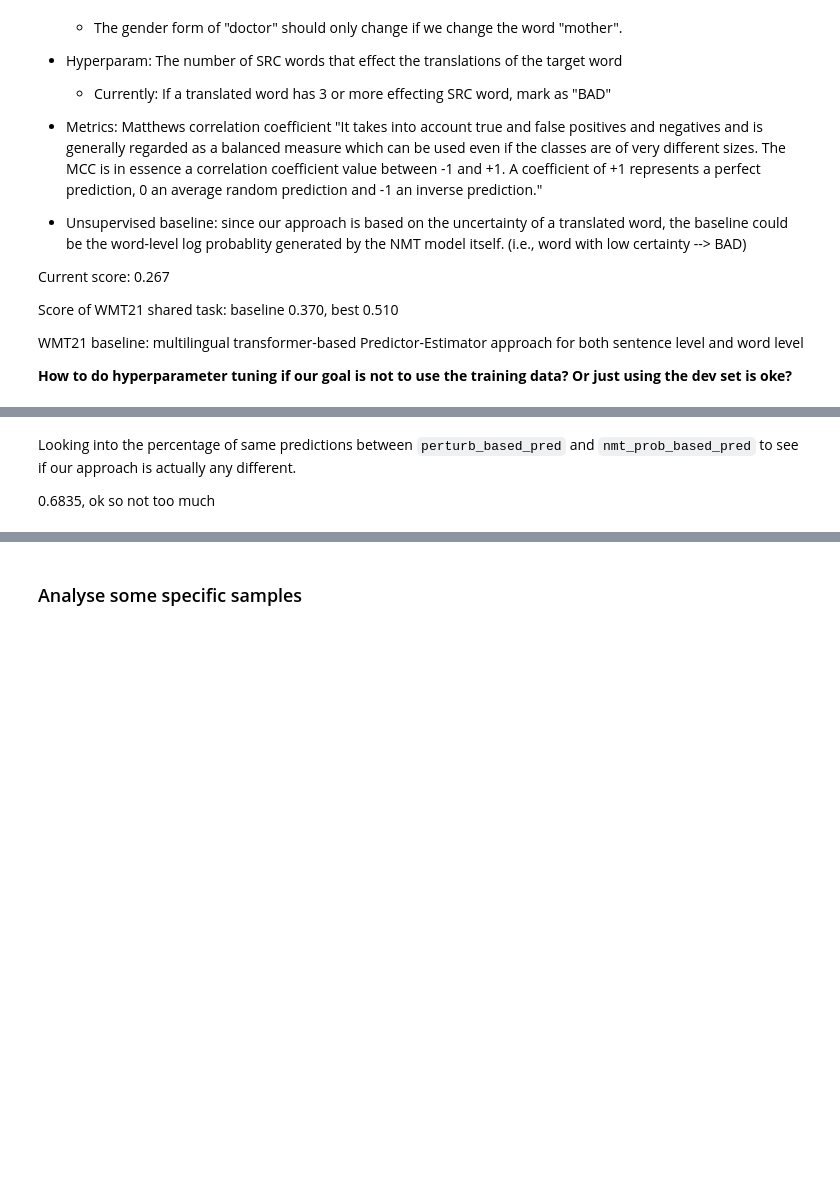
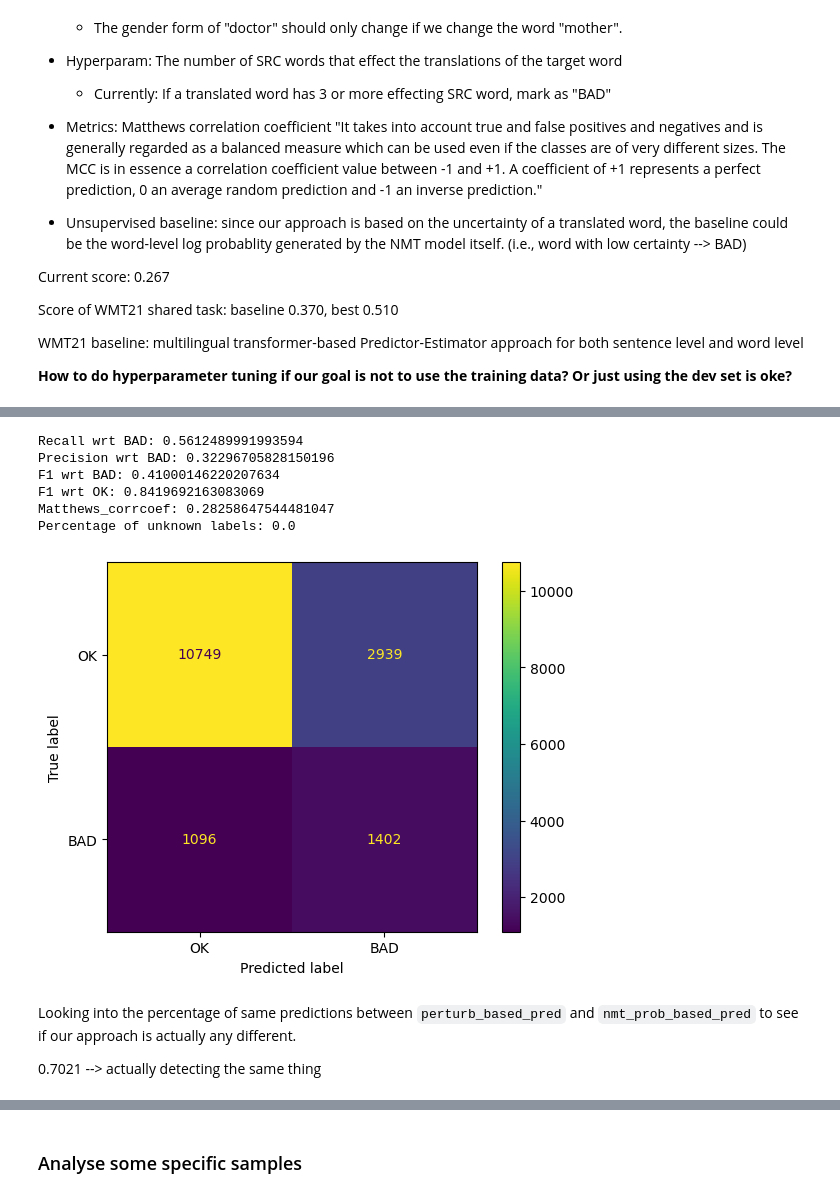
Before and after one commit to TuAnh23/Perturbation-basedQE, a Jupyter notebook: notebooks/Quality estimation.ipynb, the cells around one changed output, grey strips where cells are left out. Cells and saved outputs as stored; diff of their text form; code cells hidden in the pictures; blank space fills up the shorter version.

```diff
--- a/notebooks/Quality estimation.ipynb
+++ b/notebooks/Quality estimation.ipynb
@@ -135,21 +138,28 @@ nmt_prob_based_pred = nmt_log_prob_eval(dataset, data_root_path, src_lang, tgt_l
 gold_labels = load_gold_labels(dataset, data_root_path, src_lang, tgt_lang, task)
 # %%
-from sklearn.metrics import confusion_matrix, ConfusionMatrixDisplay, recall_score, precision_score ,accuracy_score
+from sklearn.metrics import confusion_matrix, ConfusionMatrixDisplay, recall_score, precision_score, accuracy_score, f1_score
 
-labels = ['OK', 'BAD']
-recall = recall_score(flatten_list(gold_labels),
-                                      flatten_list(nmt_prob_based_pred), labels=labels, pos_label='BAD')
-precision = precision_score(flatten_list(gold_labels),
-                                      flatten_list(nmt_prob_based_pred), labels=labels, pos_label='BAD')
+def report_metrics(pred, gold_labels):
+    labels = ['OK', 'BAD']
+    recall = recall_score(flatten_list(gold_labels),
+                          flatten_list(pred), labels=labels, pos_label='BAD')
+    precision = precision_score(flatten_list(gold_labels),
+                                flatten_list(pred), labels=labels, pos_label='BAD')
+    f1_bad = f1_score(flatten_list(gold_labels),
+                  flatten_list(pred), labels=labels, pos_label='BAD')
+    f1_ok = f1_score(flatten_list(gold_labels),
+                  flatten_list(pred), labels=labels, pos_label='OK')
 
-print(f"Recall wrt BAD: {recall}")
-print(f"Precision wrt BAD: {precision}")
-print(f"Matthews_corrcoef: {matthews_corrcoef(flatten_list(gold_labels), flatten_list(nmt_prob_based_pred))}")
+    print(f"Recall wrt BAD: {recall}")
+    print(f"Precision wrt BAD: {precision}")
+    print(f"F1 wrt BAD: {f1_bad}")
+    print(f"F1 wrt OK: {f1_ok}")
+    print(f"Matthews_corrcoef: {matthews_corrcoef(flatten_list(gold_labels), flatten_list(pred))}")
 
-print(f"Percentage of unknown labels: {accuracy_score(flatten_list(nmt_prob_based_pred), ['unknown']*len(flatten_list(gold_labels)))*100}")
+    print(f"Percentage of unknown labels: {accuracy_score(flatten_list(pred), ['unknown']*len(flatten_list(gold_labels)))*100}")
 
-dist = ConfusionMatrixDisplay(confusion_matrix(flatten_list(gold_labels),
-                                               flatten_list(nmt_prob_based_pred), labels=labels),
-                             display_labels=labels)
-dist.plot()
+    dist = ConfusionMatrixDisplay(confusion_matrix(flatten_list(gold_labels),
+                                                   flatten_list(pred), labels=labels),
+                                 display_labels=labels)
+    dist.plot()
 # %%
@@ -171,6 +175,16 @@ dist.plot()
+# %%
+report_metrics(pred=perturb_based_pred, gold_labels=gold_labels)
+# %% [output]
+Recall wrt BAD: 0.5612489991993594
+Precision wrt BAD: 0.32296705828150196
+F1 wrt BAD: 0.41000146220207634
+F1 wrt OK: 0.8419692163083069
+Matthews_corrcoef: 0.28258647544481047
+Percentage of unknown labels: 0.0
+[figure, added]
 # %% [markdown]
 Looking into the percentage of same predictions between `perturb_based_pred` and `nmt_prob_based_pred` to see if our approach is actually any different.
 
-0.6835, ok so not too much
+0.7021 --> actually detecting the same thing
 # %%
 accuracy_score(flatten_list(gold_labels), flatten_list(perturb_based_pred))
```
Also changed, not shown: parts of 11 cells of this notebook, 4 other files.
